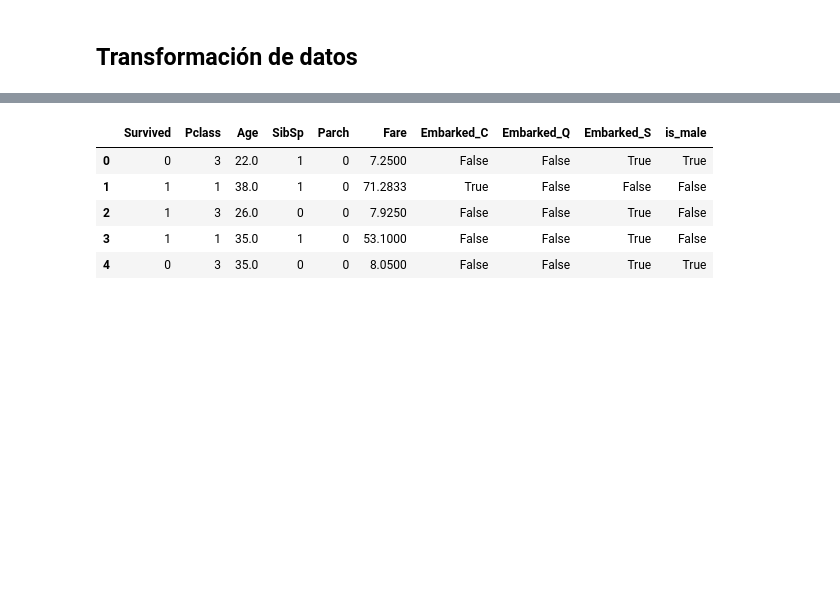
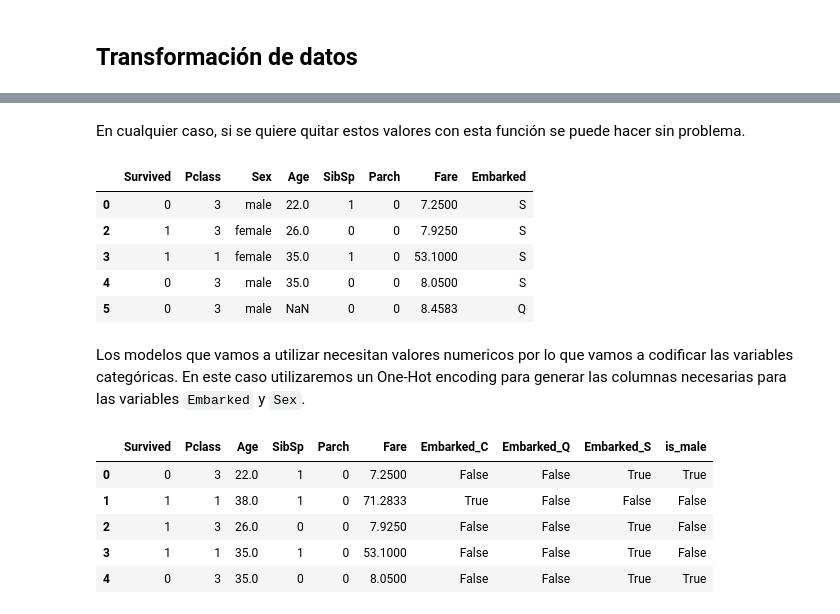
Before and after one commit to EliasGarzaV/RetoTitanicBloque1, a Jupyter notebook: Pipe/DataCleaning.ipynb, the cells around one changed output, grey strips where cells are left out. Drawn from its saved outputs; the diff is of its cells as text; code cells hidden in the pictures; blank space fills up the shorter version.

```diff
--- a/Pipe/DataCleaning.ipynb
+++ b/Pipe/DataCleaning.ipynb
@@ -116,3 +139,29 @@ train.head()
+# %% [markdown]
+En cualquier caso, si se quiere quitar estos valores con esta función se puede hacer sin problema.
+# %%
+def remove_outliers(df):
+    # Select only numeric columns
+    numeric_cols = df.select_dtypes(include=['number'])
+
+    # Calculate Q1, Q3, and IQR for numeric columns
+    Q1 = numeric_cols.quantile(0.25)
+    Q3 = numeric_cols.quantile(0.75)
+    IQR = Q3 - Q1
+
+    # Apply the filter only to numeric columns
+    mask = ~((numeric_cols < (Q1 - 1.5 * IQR)) | (numeric_cols > (Q3 + 1.5 * IQR))).any(axis=1)
+
+    # Create a new DataFrame using the filter condition
+    return df[mask]
+# %% [output]
+|  | Survived | Pclass | Sex | Age | SibSp | Parch | Fare | Embarked |
+| 0 | 0 | 3 | male | 22.0 | 1 | 0 | 7.2500 | S |
+| 2 | 1 | 3 | female | 26.0 | 0 | 0 | 7.9250 | S |
+| 3 | 1 | 1 | female | 35.0 | 1 | 0 | 53.1000 | S |
+| 4 | 0 | 3 | male | 35.0 | 0 | 0 | 8.0500 | S |
+| 5 | 0 | 3 | male | NaN | 0 | 0 | 8.4583 | Q |
+# %% [markdown]
+Los modelos que vamos a utilizar necesitan valores numericos por lo que vamos a codificar las variables categóricas. En este caso utilizaremos un One-Hot encoding para generar las columnas necesarias para las variables `Embarked` y `Sex`.
 # %%
 train = pd.get_dummies(train, columns=['Embarked'])
 train['is_male'] = pd.get_dummies(train['Sex'])['male']
```
Also changed, not shown: parts of 6 cells of this notebook.
